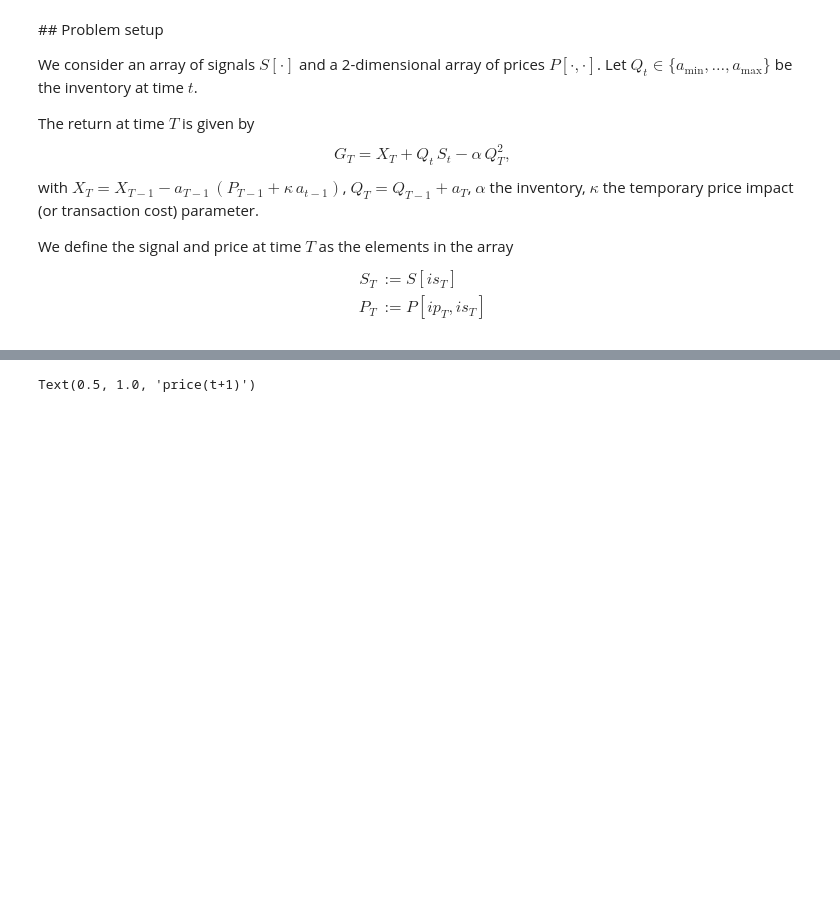
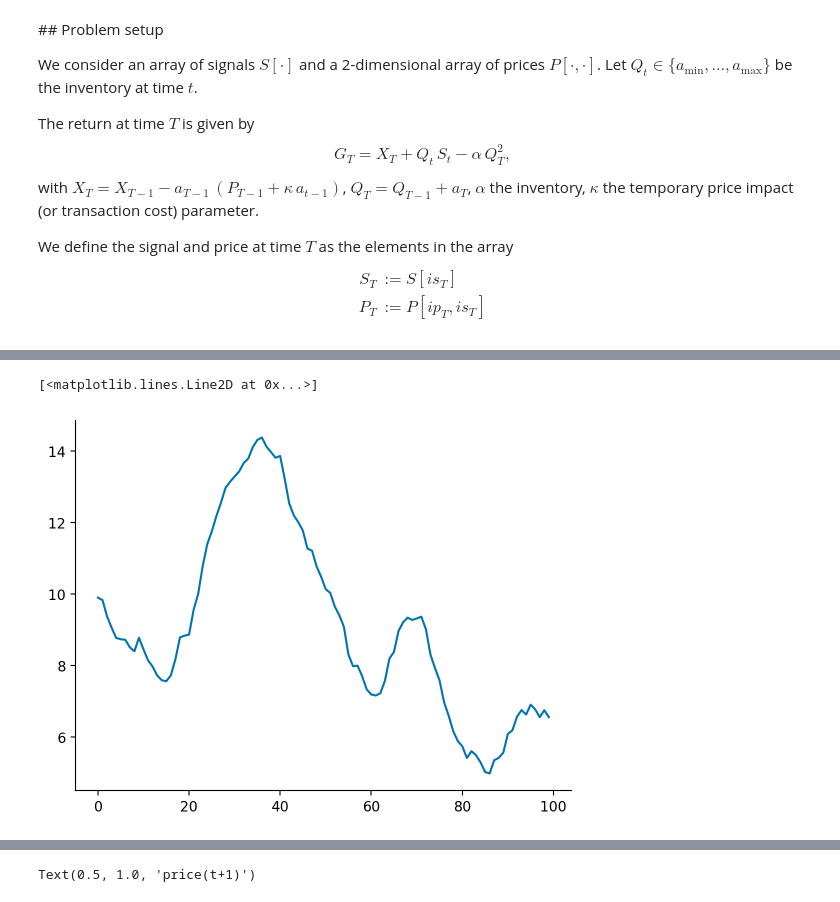
Before and after one commit to sapienzaio/online-ml-finance, a Jupyter notebook: 06-reinforcement-learning/price-impact-grid.ipynb, the cells around one changed output, grey strips where cells are left out. Cells and saved outputs as stored; diff of their text form; code cells hidden in the pictures; blank space fills up the shorter version.

```diff
--- a/06-reinforcement-learning/price-impact-grid.ipynb
+++ b/06-reinforcement-learning/price-impact-grid.ipynb
@@ -37,0 +93,5 @@ $$
+# %%
+plt.plot(prices)
+# %% [output]
+[<matplotlib.lines.Line2D at 0x...>]
+[figure, added]
```
Also changed, not shown: parts of 16 cells of this notebook.
